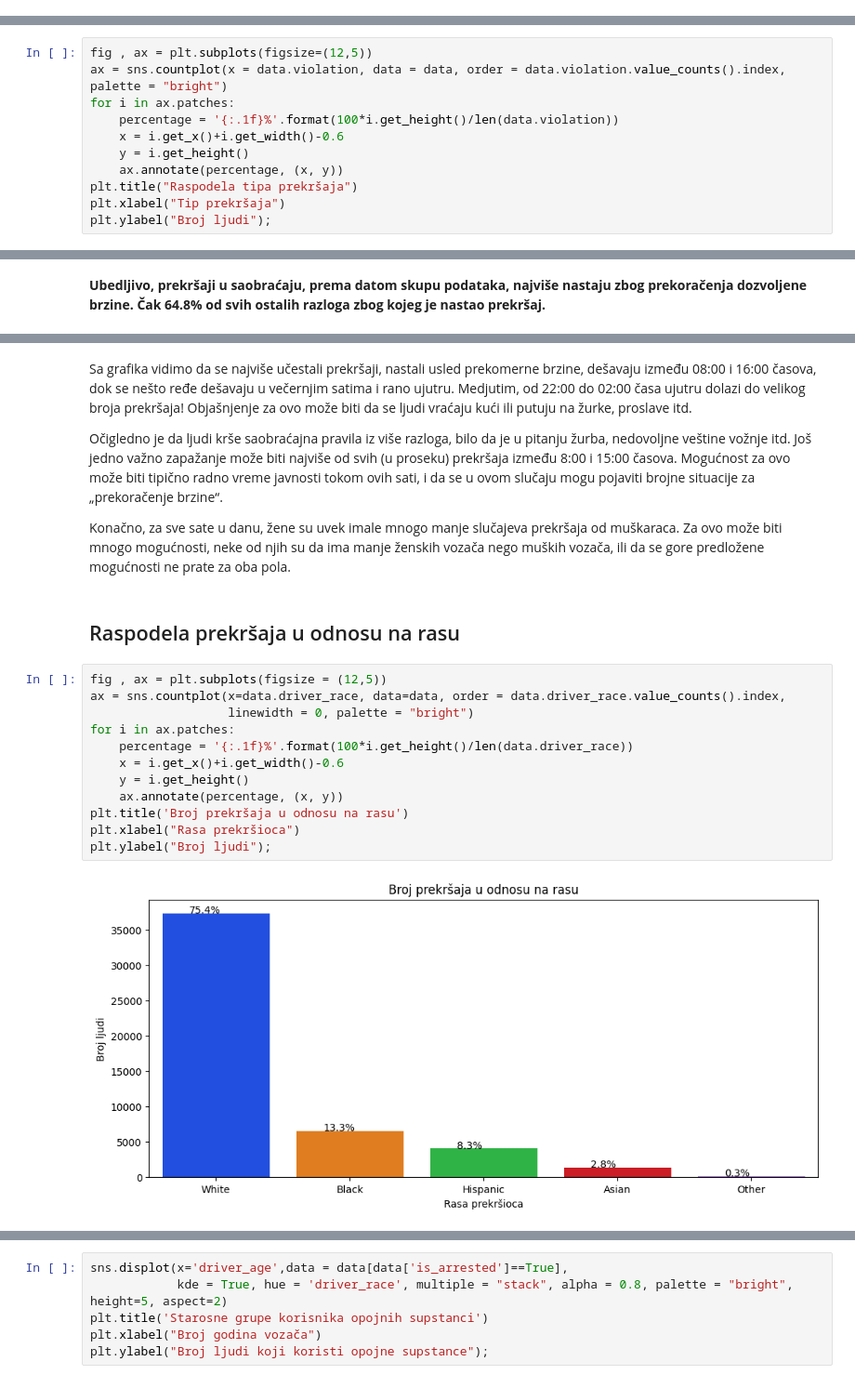
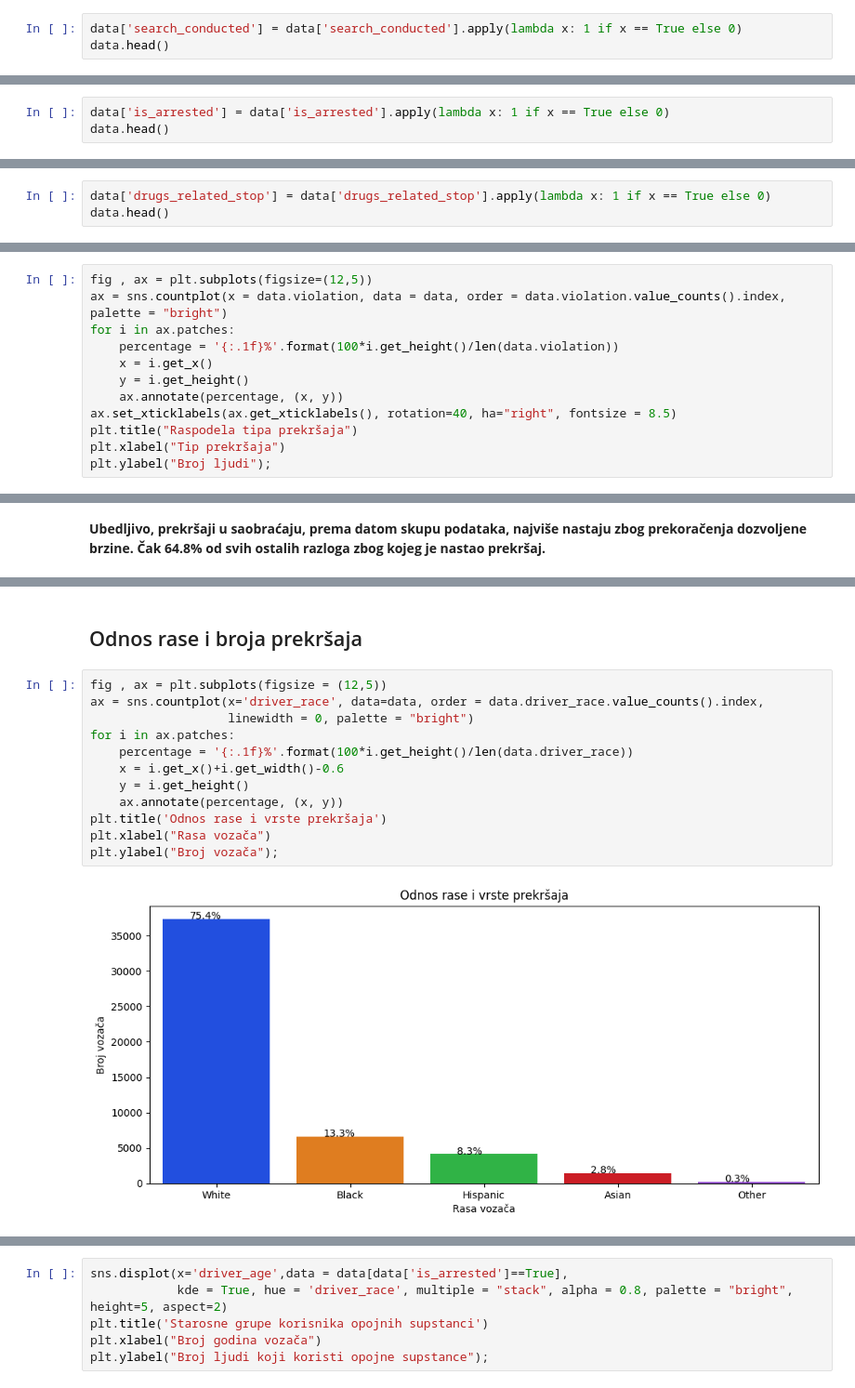
Before and after one commit to StefanJevtic63/2023_Data_Mining_Traffic_violations_Dataset, a Jupyter notebook: preprocessing/preprocessing.ipynb, the cells around one changed output, grey strips where cells are left out. Shown: that part at 93% size. Cells and saved outputs as stored; diff of their text form.

```diff
--- a/preprocessing/preprocessing.ipynb
+++ b/preprocessing/preprocessing.ipynb
@@ -157,0 +238,3 @@ not_arrested = (100-(arrested))
+# %%
+data['search_conducted'] = data['search_conducted'].apply(lambda x: 1 if x == True else 0)
+data.head()
@@ -157,0 +250,3 @@ not_arrested = (100-(arrested))
+# %%
+data['is_arrested'] = data['is_arrested'].apply(lambda x: 1 if x == True else 0)
+data.head()
@@ -157,0 +262,3 @@ not_arrested = (100-(arrested))
+# %%
+data['drugs_related_stop'] = data['drugs_related_stop'].apply(lambda x: 1 if x == True else 0)
+data.head()
@@ -185,9 +326,10 @@ fig , ax = plt.subplots(figsize=(12,5))
 ax = sns.countplot(x = data.violation, data = data, order = data.violation.value_counts().index, palette = "bright")
 for i in ax.patches:
     percentage = '{:.1f}%'.format(100*i.get_height()/len(data.violation))
-    x = i.get_x()+i.get_width()-0.6
+    x = i.get_x()
     y = i.get_height()
     ax.annotate(percentage, (x, y))
+ax.set_xticklabels(ax.get_xticklabels(), rotation=40, ha="right", fontsize = 8.5)
 plt.title("Raspodela tipa prekršaja")
 plt.xlabel("Tip prekršaja")
 plt.ylabel("Broj ljudi");
@@ -209,23 +340,17 @@ plt.ylabel("Broj vozila");
-# %% [markdown]
-Sa grafika vidimo da se najviše učestali prekršaji, nastali usled prekomerne brzine, dešavaju između 08:00 i 16:00 časova, dok se nešto ređe dešavaju u večernjim satima i rano ujutru. Medjutim, od 22:00 do 02:00 časa ujutru dolazi do velikog broja prekršaja! Objašnjenje za ovo može biti da se ljudi vraćaju kući ili putuju na žurke, proslave itd.
-
-Očigledno je da ljudi krše saobraćajna pravila iz više razloga, bilo da je u pitanju žurba, nedovoljne veštine vožnje itd.  Još jedno važno zapažanje može biti najviše od svih (u proseku) prekršaja između 8:00 i 15:00 časova. Mogućnost za ovo može biti tipično radno vreme javnosti tokom ovih sati, i da se u ovom slučaju mogu pojaviti brojne situacije za „prekoračenje brzine“.
-
-Konačno, za sve sate u danu, žene su uvek imale mnogo manje slučajeva prekršaja od muškaraca. Za ovo može biti mnogo mogućnosti, neke od njih su da ima manje ženskih vozača nego muških vozača, ili da se gore predložene mogućnosti ne prate za oba pola.
-# %% [markdown]
-## Raspodela prekršaja u odnosu na rasu
+# %% [markdown]
+## Odnos rase i broja prekršaja
 # %%
 fig , ax = plt.subplots(figsize = (12,5))
-ax = sns.countplot(x=data.driver_race, data=data, order = data.driver_race.value_counts().index,
+ax = sns.countplot(x='driver_race', data=data, order = data.driver_race.value_counts().index,
                    linewidth = 0, palette = "bright")
 for i in ax.patches:
     percentage = '{:.1f}%'.format(100*i.get_height()/len(data.driver_race))
     x = i.get_x()+i.get_width()-0.6
     y = i.get_height()
     ax.annotate(percentage, (x, y))
-plt.title('Broj prekršaja u odnosu na rasu')
-plt.xlabel("Rasa prekršioca")
-plt.ylabel("Broj ljudi");
+plt.title('Odnos rase i vrste prekršaja')
+plt.xlabel("Rasa vozača")
+plt.ylabel("Broj vozača");
 # %% [output]
-[figure, old version]
+[figure, new version]
 # %% [markdown]
```
Also changed, not shown: parts of 86 cells of this notebook, 3 other files.
